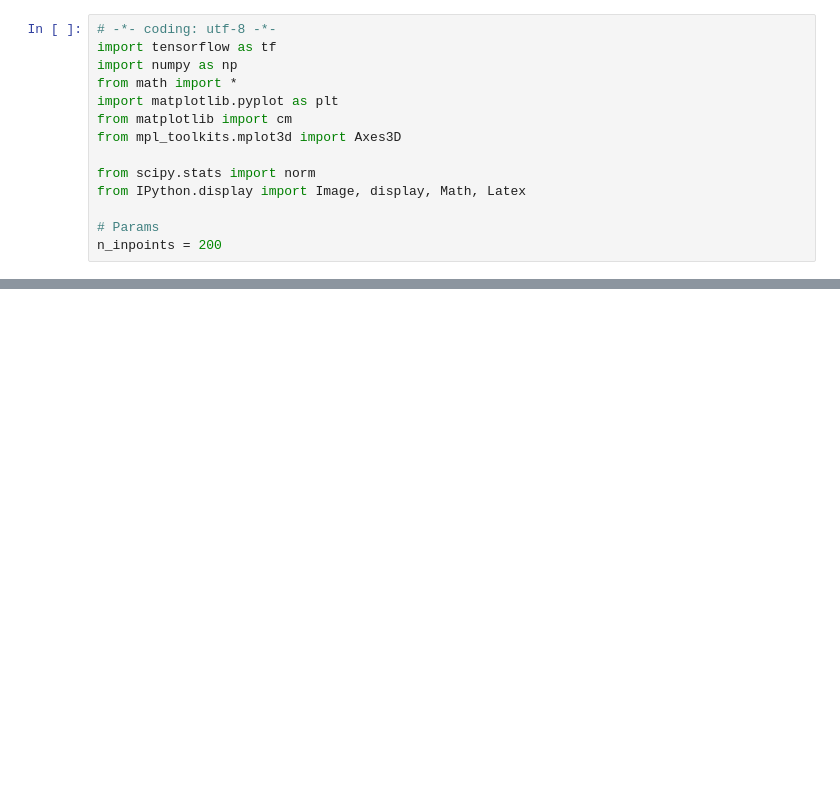
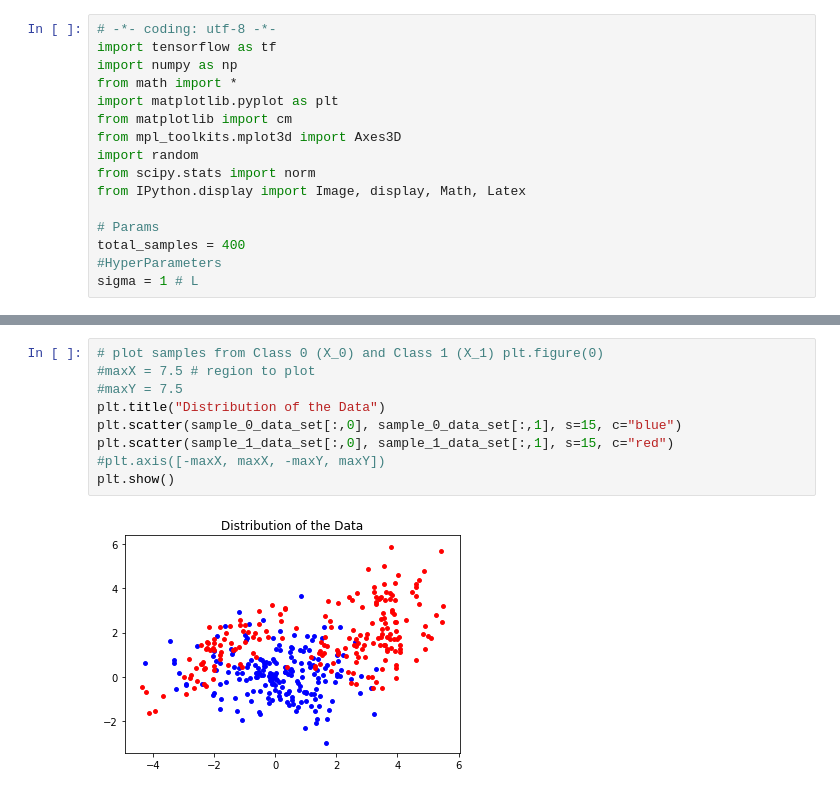
Before and after one commit to karmarv/mlearn, a Jupyter notebook: ml-h/h4-smoada.ipynb, the cells around one changed output, grey strips where cells are left out. Saved outputs shown, nothing was run; the diff lists cells and outputs as text; blank space fills up the shorter version.

```diff
--- a/ml-h/h4-smoada.ipynb
+++ b/ml-h/h4-smoada.ipynb
@@ -46,9 +62,11 @@ from math import *
 import matplotlib.pyplot as plt
 from matplotlib import cm
 from mpl_toolkits.mplot3d import Axes3D
-
+import random
 from scipy.stats import norm
 from IPython.display import Image, display, Math, Latex
 
 # Params
-n_inpoints = 200
+total_samples = 400
+#HyperParameters
+sigma = 1 # L
@@ -152,0 +197,11 @@ Cov : [[2. 1.]
+# %%
+# plot samples from Class 0 (X_0) and Class 1 (X_1) plt.figure(0)
+#maxX = 7.5 # region to plot
+#maxY = 7.5
+plt.title("Distribution of the Data")
+plt.scatter(sample_0_data_set[:,0], sample_0_data_set[:,1], s=15, c="blue")
+plt.scatter(sample_1_data_set[:,0], sample_1_data_set[:,1], s=15, c="red")
+#plt.axis([-maxX, maxX, -maxY, maxY])
+plt.show()
+# %% [output]
+[figure, added]
```
Also changed, not shown: parts of 23 cells of this notebook, 14 other files.
